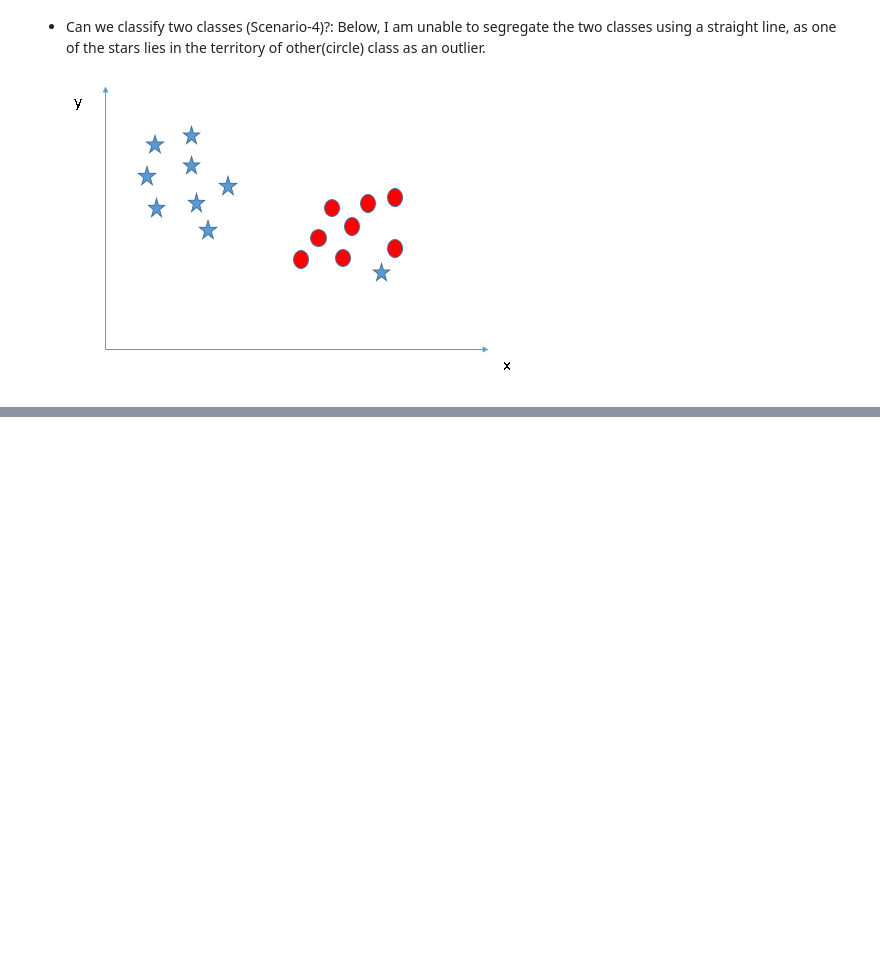
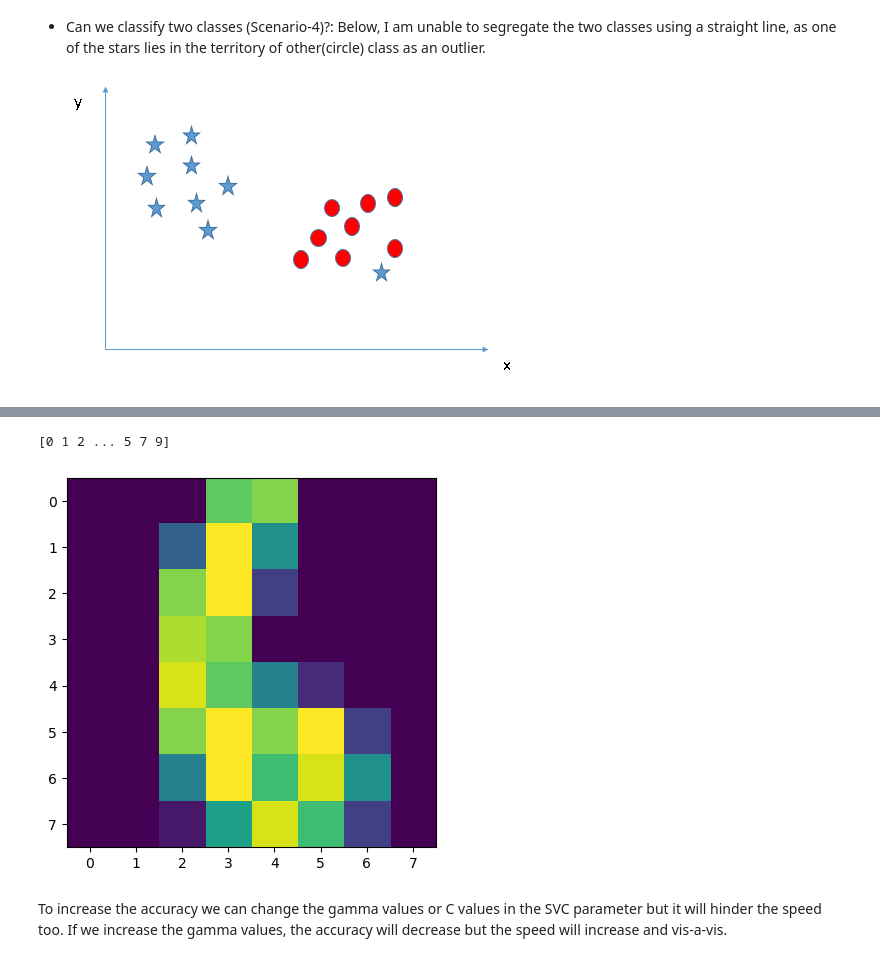
Before and after one commit to santhosh47/Data_Science_and_ML_Tutorial, a Jupyter notebook: DS_96_SVM.ipynb, the cells around one changed output, grey strips where cells are left out. Cells and saved outputs as stored; diff of their text form; code cells hidden in the pictures; blank space fills up the shorter version.

```diff
--- a/DS_96_SVM.ipynb
+++ b/DS_96_SVM.ipynb
@@ -59,0 +127,5 @@ Now, let’s look at the methods to apply SVM classifier algorithm in a data sci
+# %%
+from sklearn import datasets
+
+cancer_data = datasets.load_breast_cancer()
+print(cancer_data.data[5])
@@ -59,0 +171,6 @@ Now, let’s look at the methods to apply SVM classifier algorithm in a data sci
+# %%
+from sklearn.model_selection import train_test_split
+
+cancer_data = datasets.load_breast_cancer()
+
+X_train, X_test, y_train, y_test = train_test_split(cancer_data.data, cancer_data.target, test_size=0.4,random_state=109)
@@ -59,0 +223,20 @@ Now, let’s look at the methods to apply SVM classifier algorithm in a data sci
+# %%
+import matplotlib.pyplot as plt
+from sklearn import datasets
+from sklearn import svm
+#loading the dataset
+letters = datasets.load_digits()
+#generating the classifier
+clf = svm.SVC(gamma=0.001, C=200)
+#training the classifier
+X,y = letters.data[:-10], letters.target[:-10]
+clf.fit(X,y)
+#predicting the output
+print(clf.predict(letters.data[:-10]))
+plt.imshow(letters.images[6], interpolation='nearest')
+plt.show()
+# %% [output]
+[0 1 2 ... 5 7 9]
+[figure, added]
+# %% [markdown]
+To increase the accuracy we can change the gamma values or C values in the SVC parameter but it will hinder the speed too. If we increase the gamma values, the accuracy will decrease but the speed will increase and vis-a-vis.
```
Also changed, not shown: parts of 13 cells of this notebook, 6 other files.
